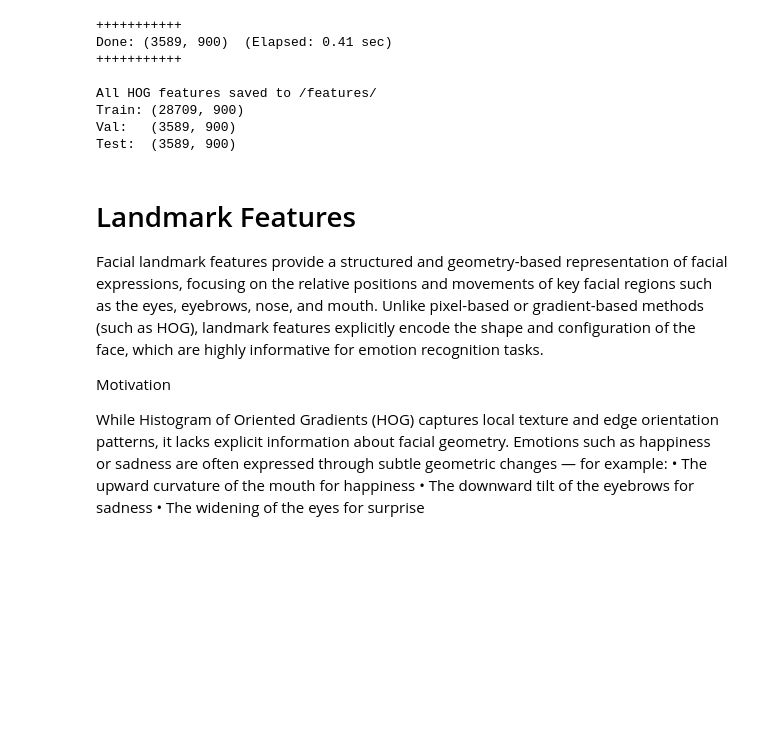
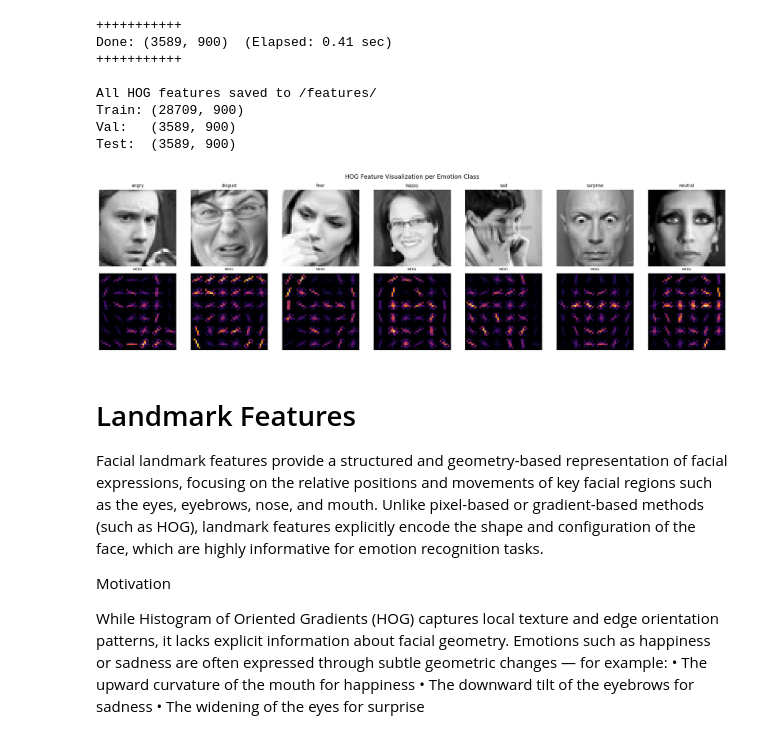
Before and after one commit to shivunchinniah/ml_emotion_recognition, a Jupyter notebook: New_emotion_reg.ipynb, the cells around one changed output. Cells and saved outputs as stored; diff of their text form; code cells hidden in the pictures; blank space fills up the shorter version.

```diff
--- a/New_emotion_reg.ipynb
+++ b/New_emotion_reg.ipynb
@@ -476,6 +476,42 @@ All HOG features saved to /features/
 Train: (28709, 900)
 Val:   (3589, 900)
 Test:  (3589, 900)
+# %%
+# Select one sample per emotion
+n_classes = len(emotion_labels)
+sample_indices = [np.where(y_train == i)[0][0] for i in range(n_classes)]
+
+fig, axes = plt.subplots(2, n_classes, figsize=(3*n_classes, 6))
+
+for i, idx in enumerate(sample_indices):
+    img = X_train[idx]
+    label = emotion_labels[y_train[idx]]
+
+    # Compute HOG visualization
+    feat, hog_img = hog(
+        img,
+        pixels_per_cell=(8, 8),
+        cells_per_block=(2, 2),
+        visualize=True,
+        feature_vector=True
+    )
+    hog_img = exposure.rescale_intensity(hog_img, in_range=(0, 10))
+
+    # Plot original image
+    axes[0, i].imshow(img, cmap="gray")
+    axes[0, i].set_title(f"{label}", fontsize=10, color="black")
+    axes[0, i].axis("off")
+
+    # Plot HOG image
+    axes[1, i].imshow(hog_img, cmap="inferno")
+    axes[1, i].set_title("HOG", fontsize=9)
+    axes[1, i].axis("off")
+
+plt.suptitle("HOG Feature Visualization per Emotion Class", fontsize=14)
+plt.tight_layout()
+plt.show()
+# %% [output]
+[figure, added]
 # %% [markdown]
 # Landmark Features
 Facial landmark features provide a structured and geometry-based representation of facial expressions, focusing on the relative positions and movements of key facial regions such as the eyes, eyebrows, nose, and mouth.
```
Also changed, not shown: parts of 4 cells of this notebook, 2 other files.
